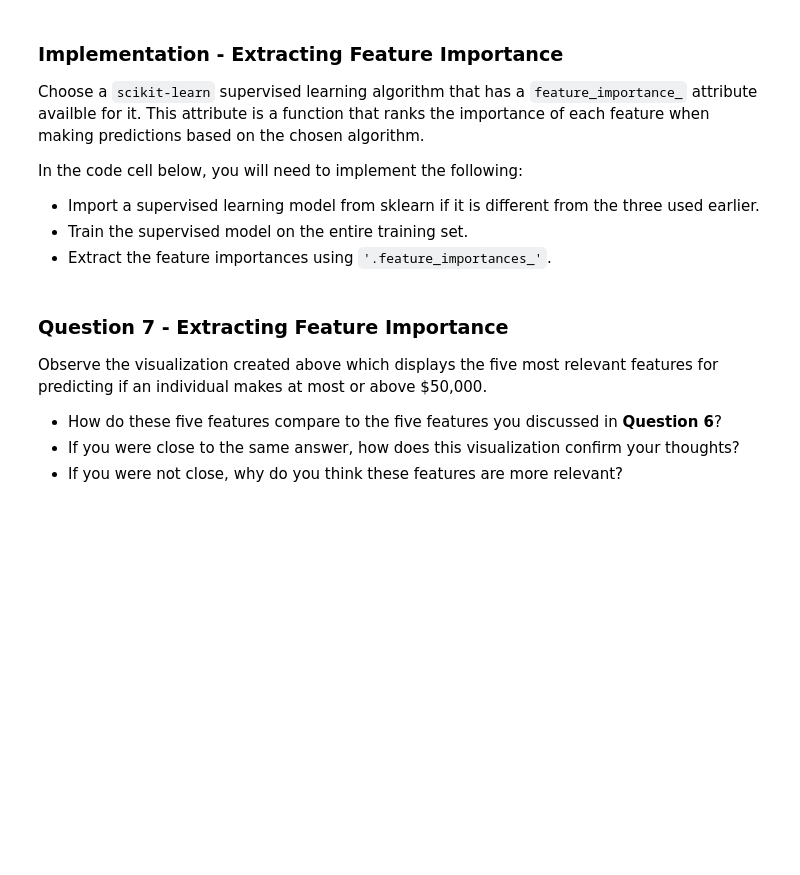
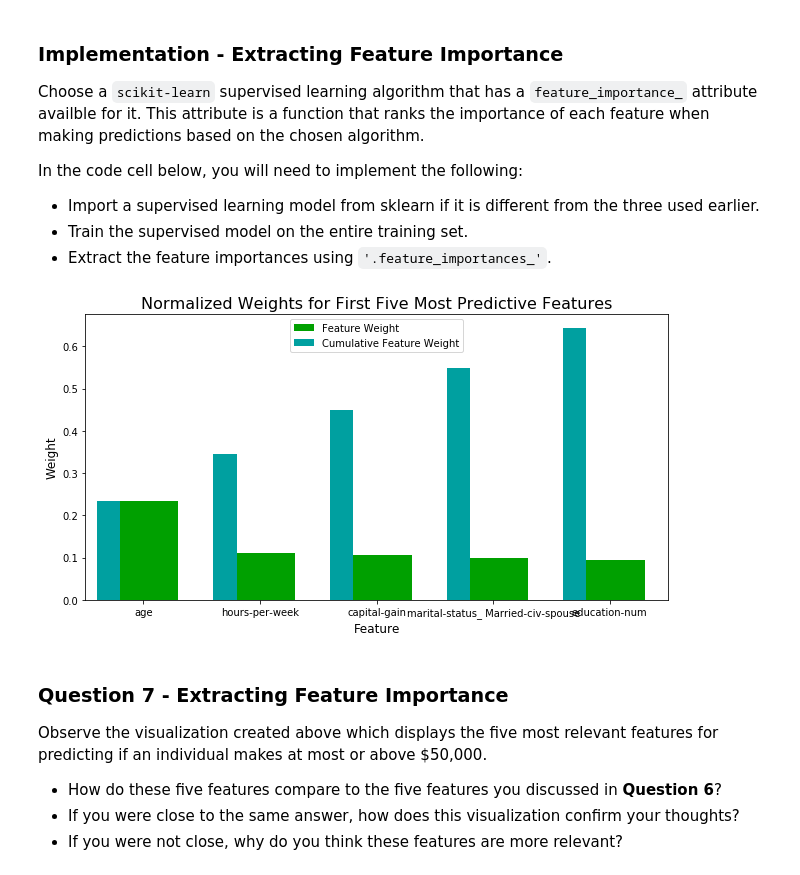
Before and after one commit to shomzie324/udacity-charity-ml, a Jupyter notebook: finding_donors.ipynb, the cells around one changed output. Drawn from its saved outputs; the diff is of its cells as text; code cells hidden in the pictures; blank space fills up the shorter version.

```diff
--- a/finding_donors.ipynb
+++ b/finding_donors.ipynb
@@ -488,9 +502,13 @@ Fine tune the chosen model. Use grid search (`GridSearchCV`) with at least one i
 **Note:** Depending on the algorithm chosen and the parameter list, the following implementation may take some time to run!
 # %%
 # TODO: Import 'GridSearchCV', 'make_scorer', and any other necessary libraries
+from sklearn.ensemble import GradientBoostingClassifier
+from sklearn.grid_search import GridSearchCV
+from sklearn.metrics import make_scorer
 
 # TODO: Initialize the classifier
-clf = None
+rs = 42
+clf = GradientBoostingClassifier(random_state=rs)
 
 # TODO: Create the parameters list you wish to tune, using a dictionary if needed.
 # HINT: parameters = {'parameter_1': [value1, value2], 'parameter_2': [value1, value2]}
@@ -498,16 +516,17 @@ clf = None
 # gradient bosst params to tune (basically tuning for each decision tree)
 # max_depth, min_samples_leaf, min_samples_split, n_estimators
 
-parameters = None
+parameters = {'n_estimators': [10, 30, 50, 70], 'max_depth': [5,8], 'min_samples_split': [180,360],
+              'min_samples_leaf': [2,4,8]}
 
 # TODO: Make an fbeta_score scoring object using make_scorer()
-scorer = None
+scorer = make_scorer(fbeta_score, beta=0.5)
 
 # TODO: Perform grid search on the classifier using 'scorer' as the scoring method using GridSearchCV()
-grid_obj = None
+grid_obj = GridSearchCV(clf, parameters, scoring=scorer)
 
 # TODO: Fit the grid search object to the training data and find the optimal parameters using fit()
-grid_fit = None
+grid_fit = grid_obj.fit(X_train, y_train)
 
 # Get the estimator
 best_clf = grid_fit.best_estimator_
@@ -561,17 +581,17 @@ In the code cell below, you will need to implement the following:
  - Train the supervised model on the entire training set.
  - Extract the feature importances using `'.feature_importances_'`.
 # %%
-# TODO: Import a supervised learning model that has 'feature_importances_'
-
-
 # TODO: Train the supervised model on the training set using .fit(X_train, y_train)
-model = None
+model = RandomForestClassifier(random_state=rs)
+model.fit(X_train, y_train)
 
 # TODO: Extract the feature importances using .feature_importances_
-importances = None
+importances = model.feature_importances_
 
 # Plot
 vs.feature_plot(importances, X_train, y_train)
+# %% [output]
+[figure, added]
 # %% [markdown]
 ### Question 7 - Extracting Feature Importance
 
```
Also changed, not shown: parts of 7 cells of this notebook.
